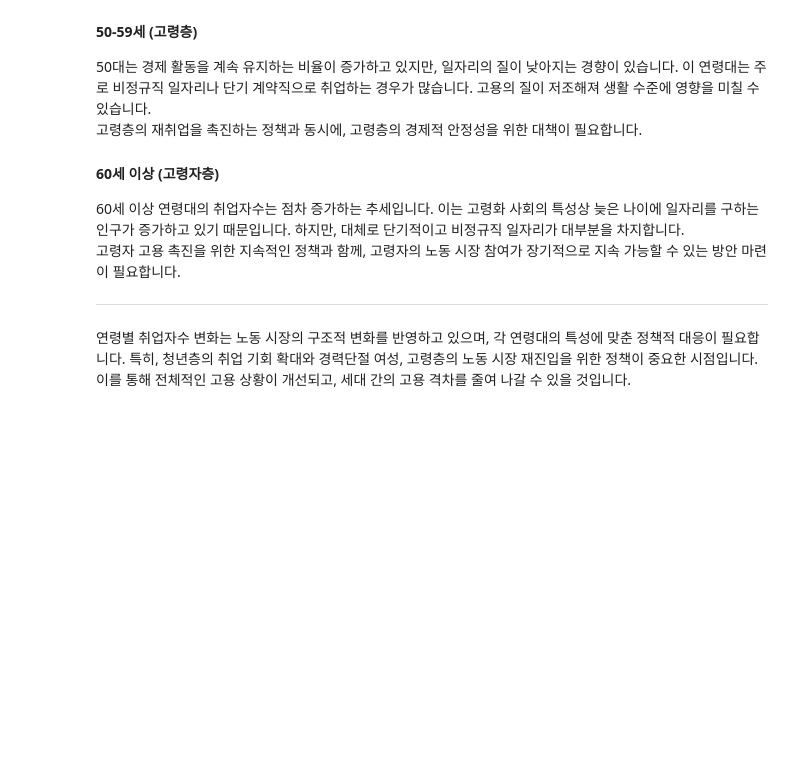
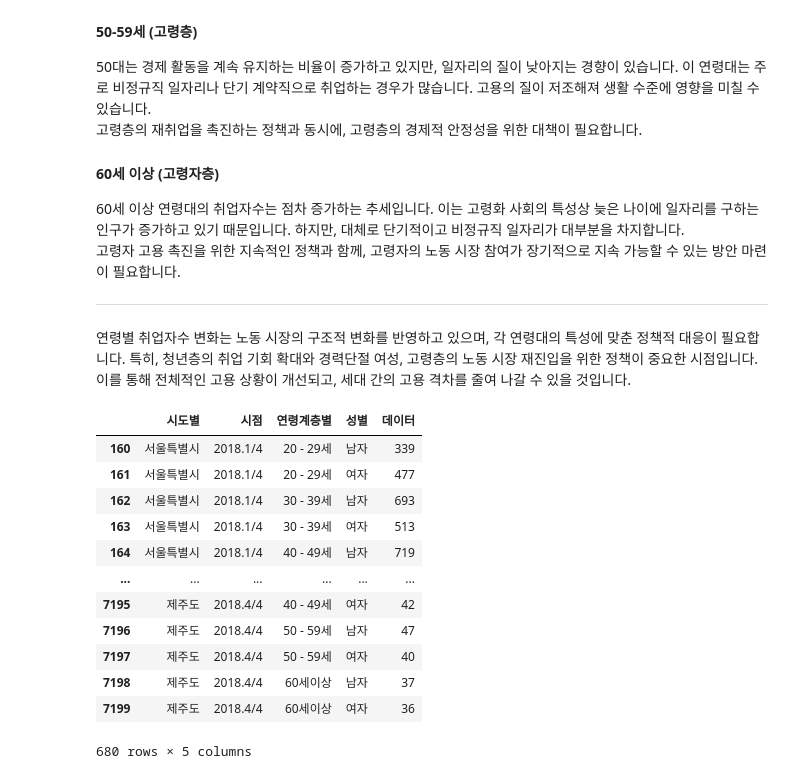
Before and after one commit to sumin020415/py_sm, a Jupyter notebook: python/빅데이터 분석/python11_연령별취업자.ipynb, the cells around one changed output. Drawn from its saved outputs; the diff is of its cells as text; code cells hidden in the pictures; blank space fills up the shorter version.

```diff
--- a/python/빅데이터 분석/python11_연령별취업자.ipynb
+++ b/python/빅데이터 분석/python11_연령별취업자.ipynb
@@ -200,3 +218,24 @@ plt.show()
 <hr>
 연령별 취업자수 변화는 노동 시장의 구조적 변화를 반영하고 있으며, 각 연령대의 특성에 맞춘 정책적 대응이 필요합니다. 특히, 청년층의 취업 기회 확대와 경력단절 여성, 고령층의 노동 시장 재진입을 위한 정책이 중요한 시점입니다. <br>
 이를 통해 전체적인 고용 상황이 개선되고, 세대 간의 고용 격차를 줄여 나갈 수 있을 것입니다.
+# %%
+ex4_data = ori.copy()
+# %%
+filter0 = (ex4_data['시점']>= "2018.1/4") & (ex4_data['시점'] < "2019.1/4")
+# filter0.sample(20)
+ex4_data = ex4_data[filter0]
+ex4_data
+# %% [output]
+|  | 시도별 | 시점 | 연령계층별 | 성별 | 데이터 |
+| 160 | 서울특별시 | 2018.1/4 | 20 - 29세 | 남자 | 339 |
+| 161 | 서울특별시 | 2018.1/4 | 20 - 29세 | 여자 | 477 |
+| 162 | 서울특별시 | 2018.1/4 | 30 - 39세 | 남자 | 693 |
+| 163 | 서울특별시 | 2018.1/4 | 30 - 39세 | 여자 | 513 |
+| 164 | 서울특별시 | 2018.1/4 | 40 - 49세 | 남자 | 719 |
+| ... | ... | ... | ... | ... | ... |
+| 7195 | 제주도 | 2018.4/4 | 40 - 49세 | 여자 | 42 |
+| 7196 | 제주도 | 2018.4/4 | 50 - 59세 | 남자 | 47 |
+| 7197 | 제주도 | 2018.4/4 | 50 - 59세 | 여자 | 40 |
+| 7198 | 제주도 | 2018.4/4 | 60세이상 | 남자 | 37 |
+| 7199 | 제주도 | 2018.4/4 | 60세이상 | 여자 | 36 |
+680 rows × 5 columns
```
Also changed, not shown: parts of 2 cells of this notebook.
